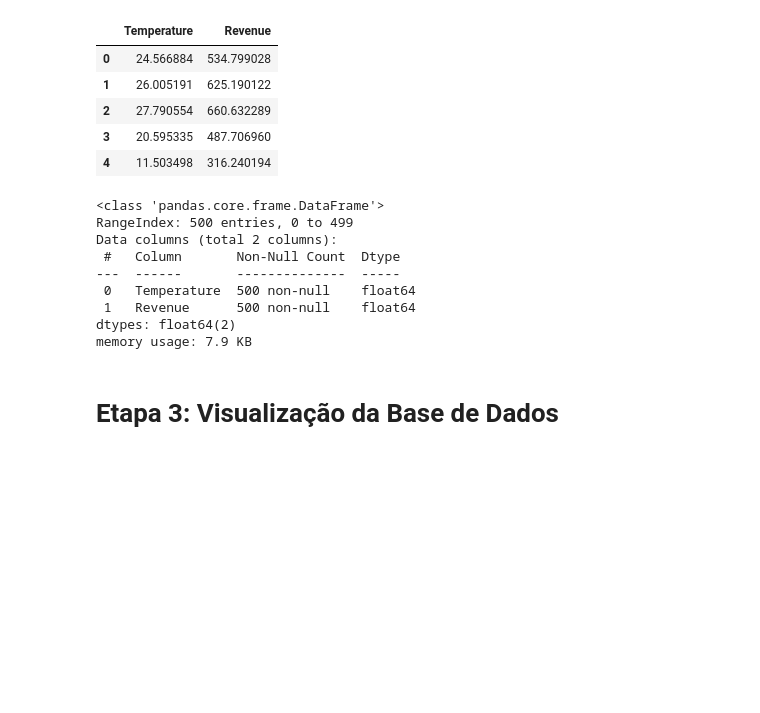
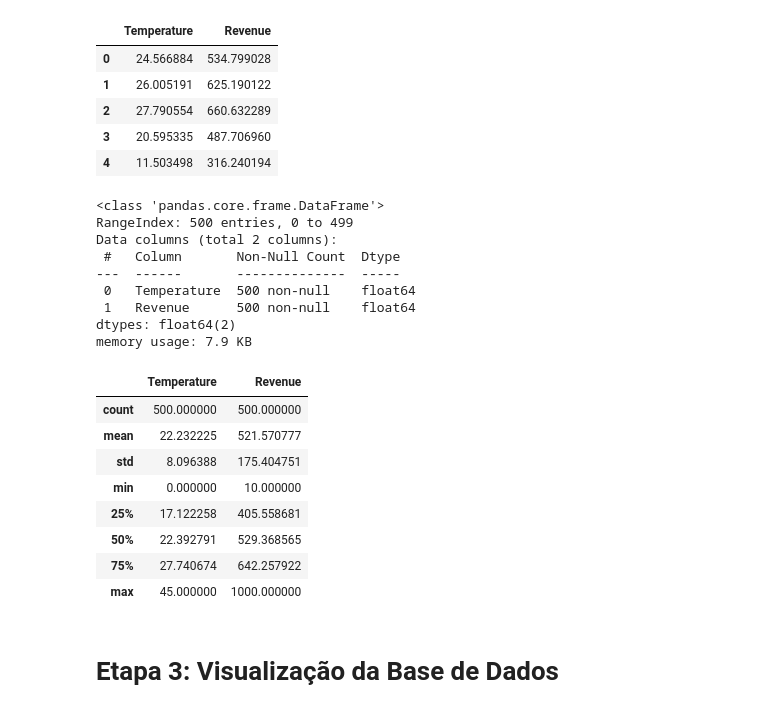
Before and after one commit to DuarteVn/profit_prediction, a Jupyter notebook: Previsão_de_Lucros.ipynb, the cells around one changed output. Drawn from its saved outputs; the diff is of its cells as text; code cells hidden in the pictures; blank space fills up the shorter version.

```diff
--- a/Previsão_de_Lucros.ipynb
+++ b/Previsão_de_Lucros.ipynb
@@ -39,16 +39,26 @@ profit_df.head()
 | 4 | 11.503498 | 316.240194 |
 # %%
 profit_df.info()
+profit_df.describe()
 # %% [output]
 <class 'pandas.core.frame.DataFrame'>
 RangeIndex: 500 entries, 0 to 499
 Data columns (total 2 columns):
  #   Column       Non-Null Count  Dtype
 ---  ------       --------------  -----
  0   Temperature  500 non-null    float64
  1   Revenue      500 non-null    float64
 dtypes: float64(2)
 memory usage: 7.9 KB
+|  | Temperature | Revenue |
+| count | 500.000000 | 500.000000 |
+| mean | 22.232225 | 521.570777 |
+| std | 8.096388 | 175.404751 |
+| min | 0.000000 | 10.000000 |
+| 25% | 17.122258 | 405.558681 |
+| 50% | 22.392791 | 529.368565 |
+| 75% | 27.740674 | 642.257922 |
+| max | 45.000000 | 1000.000000 |
 # %% [markdown]
 # Etapa 3: Visualização da Base de Dados
 # %%
```
Also changed, not shown: parts of 9 cells of this notebook.
